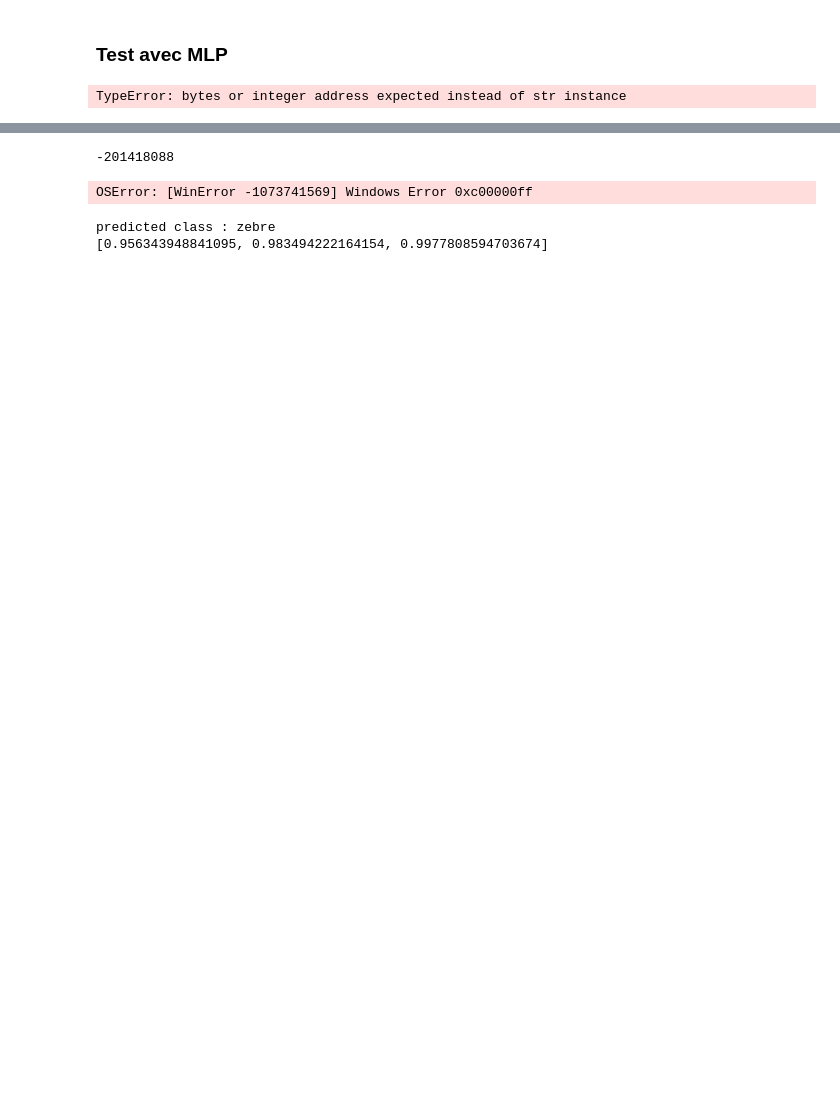
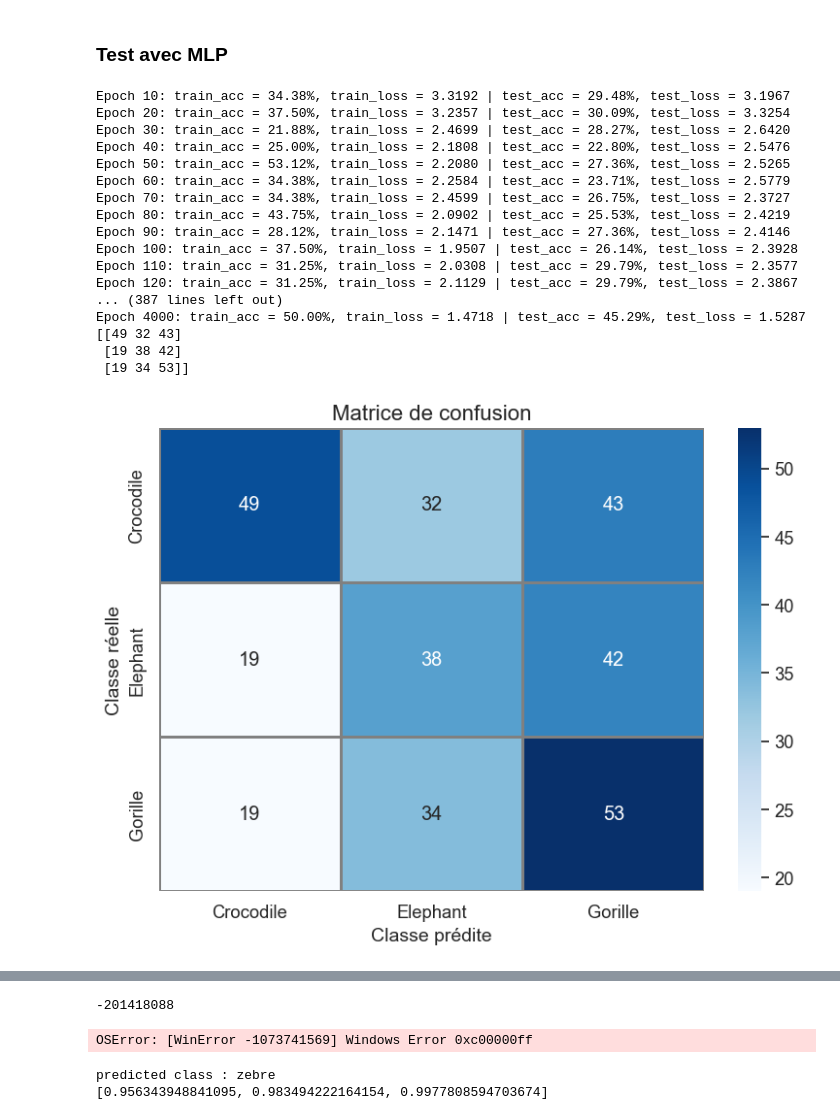
Before and after one commit to FrancoisLGRND/PA2025, a Jupyter notebook: test_sur_dataset2.ipynb, the cells around one changed output, grey strips where cells are left out. Drawn from its saved outputs; the diff is of its cells as text; code cells hidden in the pictures; blank space fills up the shorter version.

```diff
--- a/test_sur_dataset2.ipynb
+++ b/test_sur_dataset2.ipynb
@@ -86,12 +86,12 @@ def logger_callback(msg):
     print(msg.decode())
 # %%
 classnames_array = ['Crocodile', 'Elephant', 'Gorille']
-size = 32
+size = 16
 # %% [markdown]
 ### Organisation du Dataset pour l'entrainement
 # %%
 data = []
-folder_path = './images32/'
+folder_path = './images16/'
 for classname in os.listdir(folder_path):
     for filename in os.listdir(folder_path + classname):
         img = Image.open(folder_path + classname + '/' + filename)
@@ -100,7 +100,8 @@ for classname in os.listdir(folder_path):
         one_hot = np.zeros(len(classnames_array), dtype=np.float32)
         one_hot[index] = 1.0
 
-        img_array = (np.array(img) / 255.0) - 1.0
+        img_array = (np.array(img) / 255.0)
         data.append([one_hot, img_array])
 
 data = np.array(data, dtype=object)
+print(data)
@@ -109,7 +128,7 @@ data = np.array(data, dtype=object)
 # %%
 layer_sizes = [size*size*3, 256, 128, len(classnames_array)]
 layer_array = (ctypes.c_int * len(layer_sizes))(*layer_sizes)
-model = mlp.create_mlp_model(layer_array, len(layer_sizes) - 1, 20)
+model = mlp.create_mlp_model(layer_array, len(layer_sizes) - 1, 23)
 mlp.set_logger(logger_callback)
 
 np.random.shuffle(data)
@@ -128,7 +147,7 @@ X_test_reshaped = X_test.reshape((X_test.shape[0], -1))
 X_test_c = X_test_reshaped.ctypes.data_as(ctypes.POINTER(ctypes.c_float))
 Y_test_c = Y_test.ctypes.data_as(ctypes.POINTER(ctypes.c_float))
 
-epochs = 15000
+epochs = 4000
 learning_rate = 0.005
 batch_size = 32
 csv_path = "log2.csv"
@@ -137,7 +156,6 @@ with open(csv_path, "w") as csvfile:
         csvfile.write("epoch,train_acc,train_loss,test_acc,test_loss\n")
 time.sleep(0.2)
 
-csv_path = csv_path
 mlp.train_mlp_model(model, X_train_c, Y_train_c, len(data_train), epochs, learning_rate, batch_size, X_test_c, Y_test_c, len(data_test), csv_path.encode())
 
 output_dim = len(classnames_array)
@@ -160,32 +178,49 @@ plt.title("Matrice de confusion", fontsize=16)
 plt.xlabel("Classe prédite", fontsize=14)
 plt.ylabel("Classe réelle", fontsize=14)
 plt.tight_layout()
 plt.show()
 
 import matplotlib.pyplot as plt
 
-df = pd.read_csv("log.csv")
+df = pd.read_csv("log2.csv")
 
 plt.figure(figsize=(10, 5))
 plt.plot(df['epoch'], df['train_loss'], label='Train Loss', color='blue')
 plt.plot(df['epoch'], df['test_loss'], label='Test Loss', color='red')
 plt.xlabel('Epoch')
 plt.ylabel('Loss')
 plt.title('Train vs Test Loss')
 plt.legend()
 plt.grid(True)
 plt.tight_layout()
 plt.show()
 
 plt.figure(figsize=(10, 5))
 plt.plot(df['epoch'], df['train_acc'], label='Train Accuracy', color='green')
 plt.plot(df['epoch'], df['test_acc'], label='Test Accuracy', color='orange')
 plt.xlabel('Epoch')
 plt.ylabel('Accuracy (%)')
 plt.title('Train vs Test Accuracy')
 plt.legend()
 plt.grid(True)
 plt.tight_layout()
 plt.show()
 # %% [output]
-TypeError: bytes or integer address expected instead of str instance
+Epoch 10: train_acc = 34.38%, train_loss = 3.3192 | test_acc = 29.48%, test_loss = 3.1967
+Epoch 20: train_acc = 37.50%, train_loss = 3.2357 | test_acc = 30.09%, test_loss = 3.3254
+Epoch 30: train_acc = 21.88%, train_loss = 2.4699 | test_acc = 28.27%, test_loss = 2.6420
+Epoch 40: train_acc = 25.00%, train_loss = 2.1808 | test_acc = 22.80%, test_loss = 2.5476
+Epoch 50: train_acc = 53.12%, train_loss = 2.2080 | test_acc = 27.36%, test_loss = 2.5265
+Epoch 60: train_acc = 34.38%, train_loss = 2.2584 | test_acc = 23.71%, test_loss = 2.5779
+Epoch 70: train_acc = 34.38%, train_loss = 2.4599 | test_acc = 26.75%, test_loss = 2.3727
+Epoch 80: train_acc = 43.75%, train_loss = 2.0902 | test_acc = 25.53%, test_loss = 2.4219
+Epoch 90: train_acc = 28.12%, train_loss = 2.1471 | test_acc = 27.36%, test_loss = 2.4146
+Epoch 100: train_acc = 37.50%, train_loss = 1.9507 | test_acc = 26.14%, test_loss = 2.3928
+Epoch 110: train_acc = 31.25%, train_loss = 2.0308 | test_acc = 29.79%, test_loss = 2.3577
+Epoch 120: train_acc = 31.25%, train_loss = 2.1129 | test_acc = 29.79%, test_loss = 2.3867
+... (387 lines left out)
+Epoch 4000: train_acc = 50.00%, train_loss = 1.4718 | test_acc = 45.29%, test_loss = 1.5287
+[[49 32 43]
+ [19 38 42]
+ [19 34 53]]
+[figure, added]
```
Also changed, not shown: parts of 3 cells of this notebook, 8 other files.
